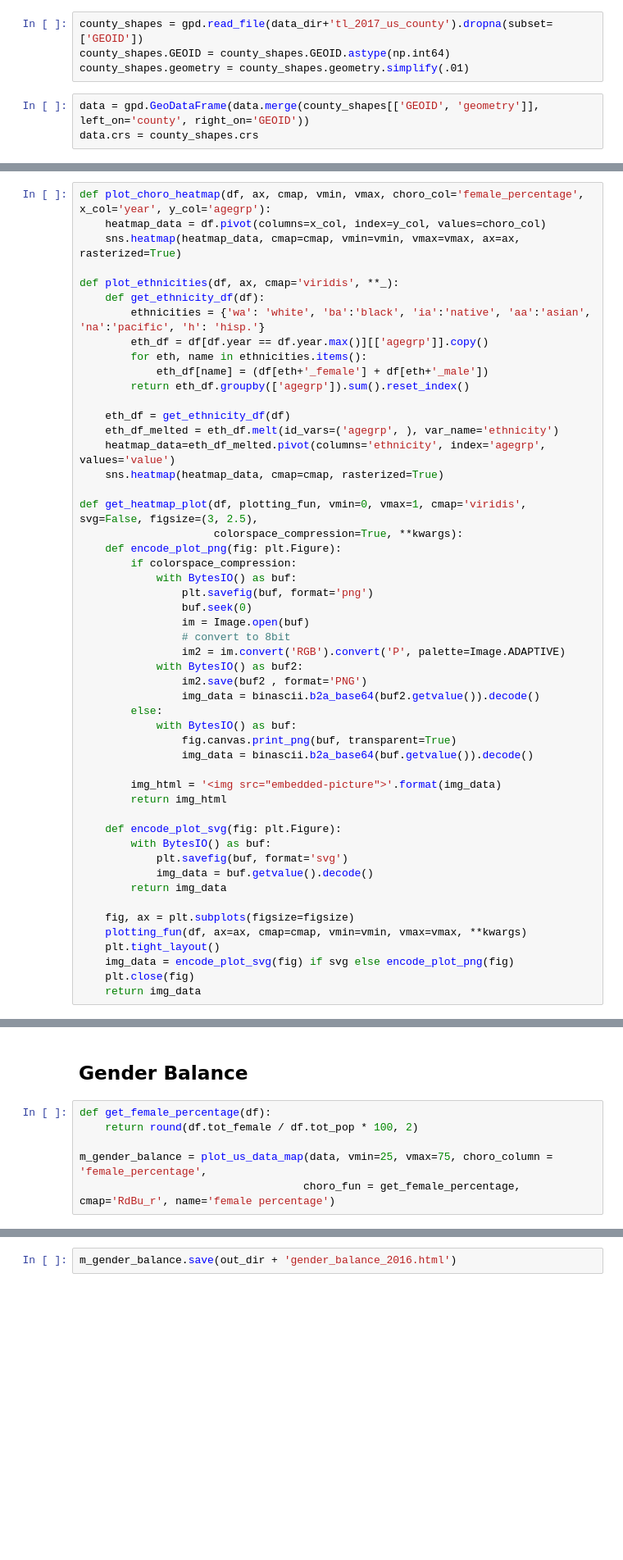
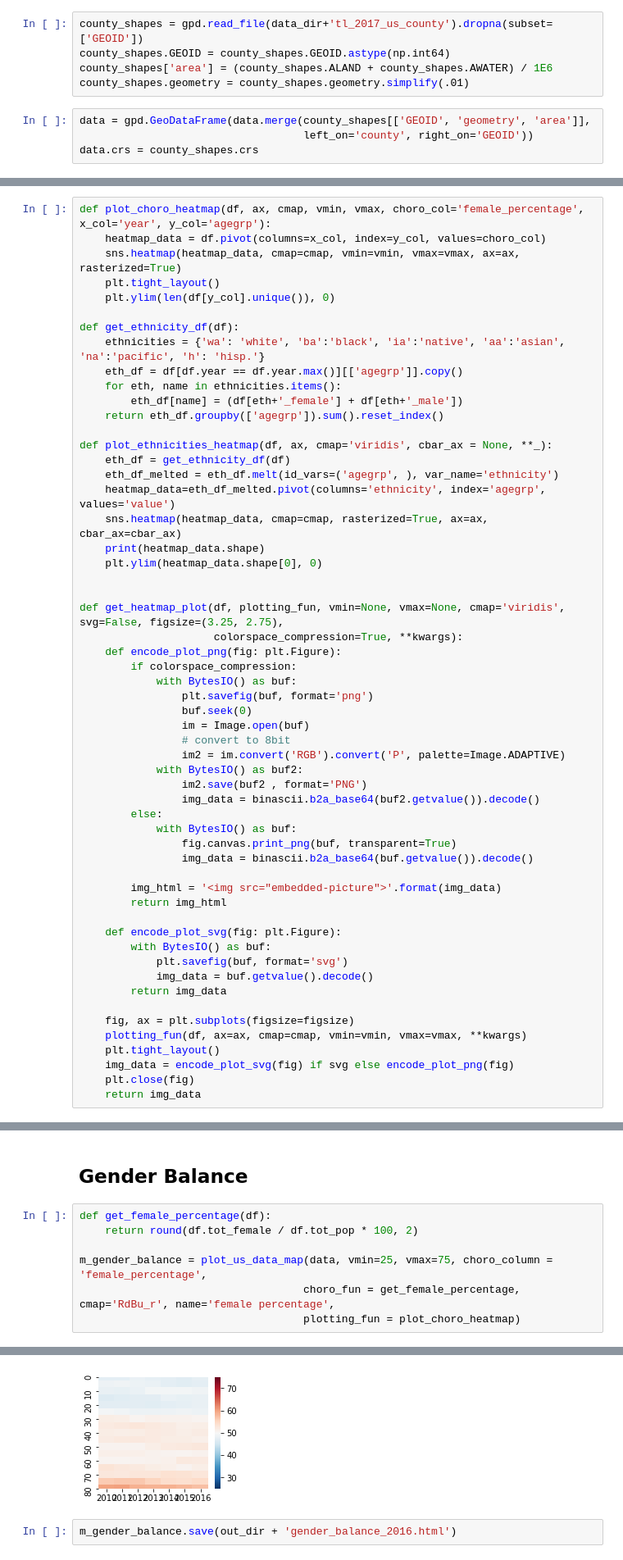
Before and after one commit to wendli01/us_county_demographics, a Jupyter notebook: us_demographics.ipynb, the cells around one changed output, grey strips where cells are left out. Shown at 82% size. Saved outputs shown, nothing was run; the diff lists cells and outputs as text; blank space fills up the shorter version.

```diff
--- a/us_demographics.ipynb
+++ b/us_demographics.ipynb
@@ -46,9 +48,11 @@ https://www2.census.gov/geo/tiger/TIGER2017/COUNTY/tl_2017_us_county.zip
 # %%
 county_shapes = gpd.read_file(data_dir+'tl_2017_us_county').dropna(subset=['GEOID'])
 county_shapes.GEOID = county_shapes.GEOID.astype(np.int64)
+county_shapes['area'] = (county_shapes.ALAND + county_shapes.AWATER) / 1E6
 county_shapes.geometry = county_shapes.geometry.simplify(.01)
 # %%
-data = gpd.GeoDataFrame(data.merge(county_shapes[['GEOID', 'geometry']], left_on='county', right_on='GEOID'))
+data = gpd.GeoDataFrame(data.merge(county_shapes[['GEOID', 'geometry', 'area']],
+                                   left_on='county', right_on='GEOID'))
 data.crs = county_shapes.crs
 # %% [markdown]
 ## Data Preprocessing
@@ -141,21 +145,26 @@ plt.savefig(out_dir + 'population.png')
 def plot_choro_heatmap(df, ax, cmap, vmin, vmax, choro_col='female_percentage', x_col='year', y_col='agegrp'):
     heatmap_data = df.pivot(columns=x_col, index=y_col, values=choro_col)
     sns.heatmap(heatmap_data, cmap=cmap, vmin=vmin, vmax=vmax, ax=ax, rasterized=True)
+    plt.tight_layout()
+    plt.ylim(len(df[y_col].unique()), 0)
 
-def plot_ethnicities(df, ax, cmap='viridis', **_):
-    def get_ethnicity_df(df):
-        ethnicities = {'wa': 'white', 'ba':'black', 'ia':'native', 'aa':'asian', 'na':'pacific', 'h': 'hisp.'}
-        eth_df = df[df.year == df.year.max()][['agegrp']].copy()
-        for eth, name in ethnicities.items():
-            eth_df[name] = (df[eth+'_female'] + df[eth+'_male'])
-        return eth_df.groupby(['agegrp']).sum().reset_index()
+def get_ethnicity_df(df):
+    ethnicities = {'wa': 'white', 'ba':'black', 'ia':'native', 'aa':'asian', 'na':'pacific', 'h': 'hisp.'}
+    eth_df = df[df.year == df.year.max()][['agegrp']].copy()
+    for eth, name in ethnicities.items():
+        eth_df[name] = (df[eth+'_female'] + df[eth+'_male'])
+    return eth_df.groupby(['agegrp']).sum().reset_index()
 
+def plot_ethnicities_heatmap(df, ax, cmap='viridis', cbar_ax = None, **_):
     eth_df = get_ethnicity_df(df)
     eth_df_melted = eth_df.melt(id_vars=('agegrp', ), var_name='ethnicity')
     heatmap_data=eth_df_melted.pivot(columns='ethnicity', index='agegrp', values='value')
-    sns.heatmap(heatmap_data, cmap=cmap, rasterized=True)
+    sns.heatmap(heatmap_data, cmap=cmap, rasterized=True, ax=ax, cbar_ax=cbar_ax)
+    print(heatmap_data.shape)
+    plt.ylim(heatmap_data.shape[0], 0)
 
-def get_heatmap_plot(df, plotting_fun, vmin=0, vmax=1, cmap='viridis', svg=False, figsize=(3, 2.5),
+
+def get_heatmap_plot(df, plotting_fun, vmin=None, vmax=None, cmap='viridis', svg=False, figsize=(3.25, 2.75),
                      colorspace_compression=True, **kwargs):
     def encode_plot_png(fig: plt.Figure):
         if colorspace_compression:
@@ -270,4 +298,6 @@ def get_female_percentage(df):
     return round(df.tot_female / df.tot_pop * 100, 2)
 
 m_gender_balance = plot_us_data_map(data, vmin=25, vmax=75, choro_column = 'female_percentage',
-                                   choro_fun = get_female_percentage, cmap='RdBu_r', name='female percentage')
+                                   choro_fun = get_female_percentage, cmap='RdBu_r', name='female percentage',
+                                   plotting_fun = plot_choro_heatmap)
+# %% [output]
@@ -274,3 +305,4 @@ m_gender_balance = plot_us_data_map(data, vmin=25, vmax=75, choro_column = 'fema
+[figure, added]
 # %%
 m_gender_balance.save(out_dir + 'gender_balance_2016.html')
 # %%
```
Also changed, not shown: parts of 4 cells of this notebook.
